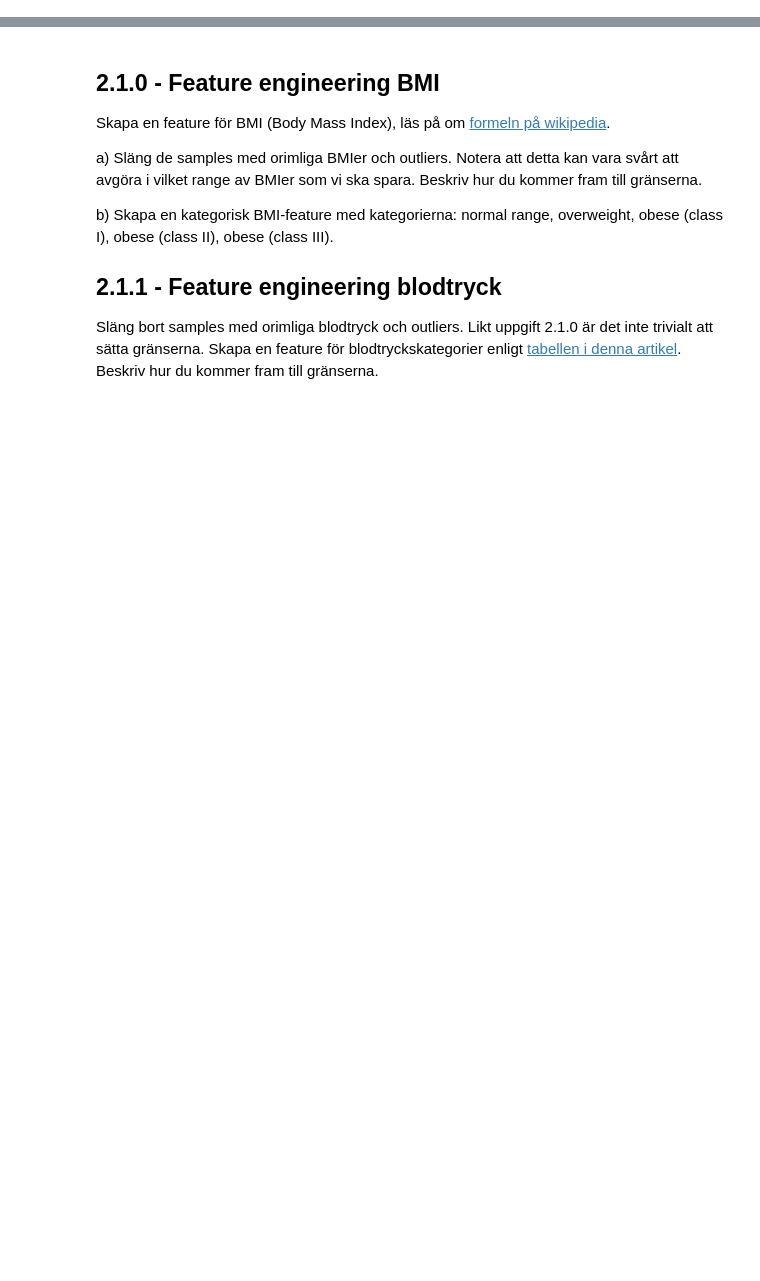
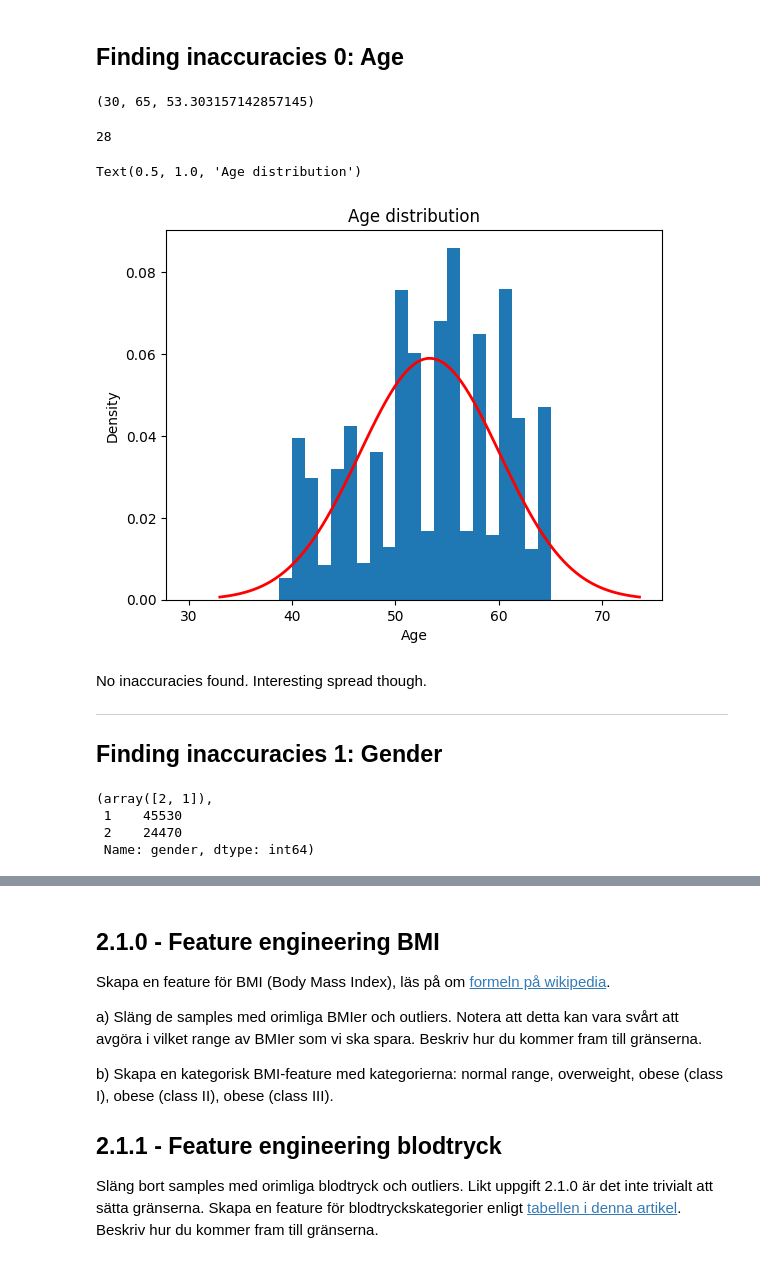
Before and after one commit to wlinds/ITHS-AI22-ML, a Jupyter notebook: Labb/disease-prediction.ipynb, the cells around one changed output, grey strips where cells are left out. Cells and saved outputs as stored; diff of their text form; code cells hidden in the pictures; blank space fills up the shorter version.

```diff
--- a/Labb/disease-prediction.ipynb
+++ b/Labb/disease-prediction.ipynb
@@ -22,0 +4,7 @@ g) Hur stor andel av kvinnor respektive män har hjärt-kärlsjukdom? Rita lämp
+# %%
+import pandas as pd
+import matplotlib.pyplot as plt
+import seaborn as sns
+
+df = pd.read_csv('../Data/cardio_train.csv',
+                sep = ';', index_col = False).iloc[:, 1:] # exclude id column
@@ -22,0 +92,41 @@ g) Hur stor andel av kvinnor respektive män har hjärt-kärlsjukdom? Rita lämp
+# %% [markdown]
+## Finding inaccuracies 0: Age
+# %%
+# Convert days to year for age column
+df['age'] = df['age'].apply(lambda x: round(x/365.25))
+# %%
+df['age'].min(), df['age'].max(), df['age'].mean()
+# %% [output]
+(30, 65, 53.303157142857145)
+# %%
+len(df['age'].unique())
+# %% [output]
+28
+# %%
+import numpy as np
+plt.hist(df['age'], bins=len(df['age'].unique()), density=True)
+
+# Overlay a normal distribution curve
+mu, std = df['age'].mean(), df['age'].std()
+x = np.linspace(mu - 3*std, mu + 3*std, 100)
+plt.plot(x, 1/(std * np.sqrt(2 * np.pi)) * np.exp(-(x - mu)**2 / (2 * std**2)), linewidth=2, color='r')
+
+plt.xlabel('Age')
+plt.ylabel('Density')
+plt.title('Age distribution')
+# %% [output]
+Text(0.5, 1.0, 'Age distribution')
+[figure, added]
+# %% [markdown]
+No inaccuracies found. Interesting spread though.
+
+---
+
+## Finding inaccuracies 1: Gender
+# %%
+df['gender'].unique(), df['gender'].value_counts()
+# %% [output]
+(array([2, 1]),
+ 1    45530
+ 2    24470
+ Name: gender, dtype: int64)
```
Also changed, not shown: parts of 40 cells of this notebook.
